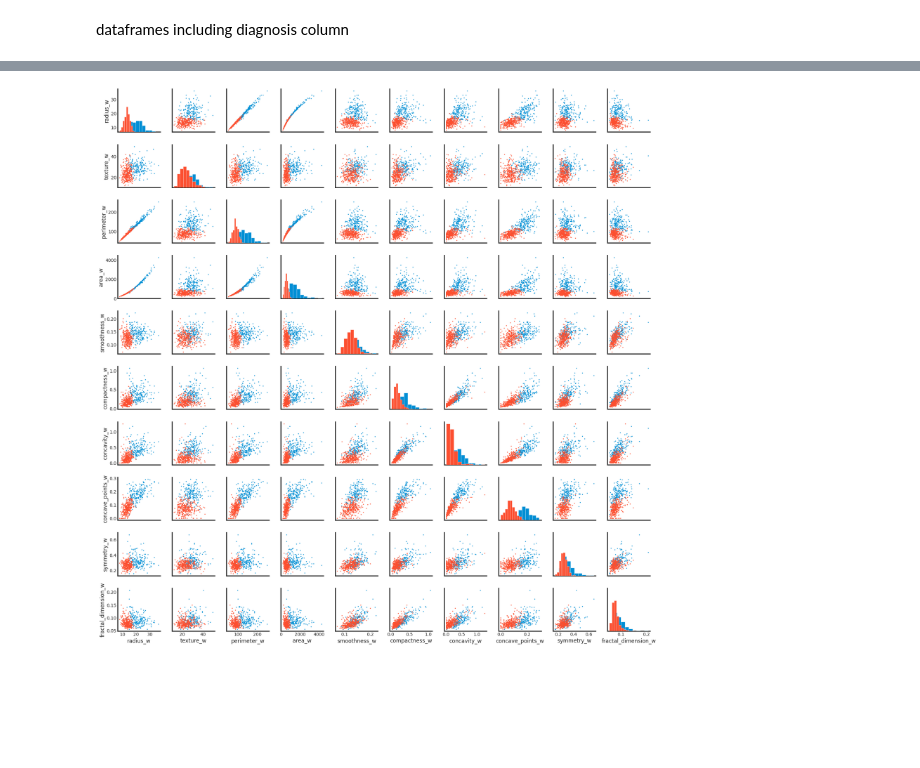
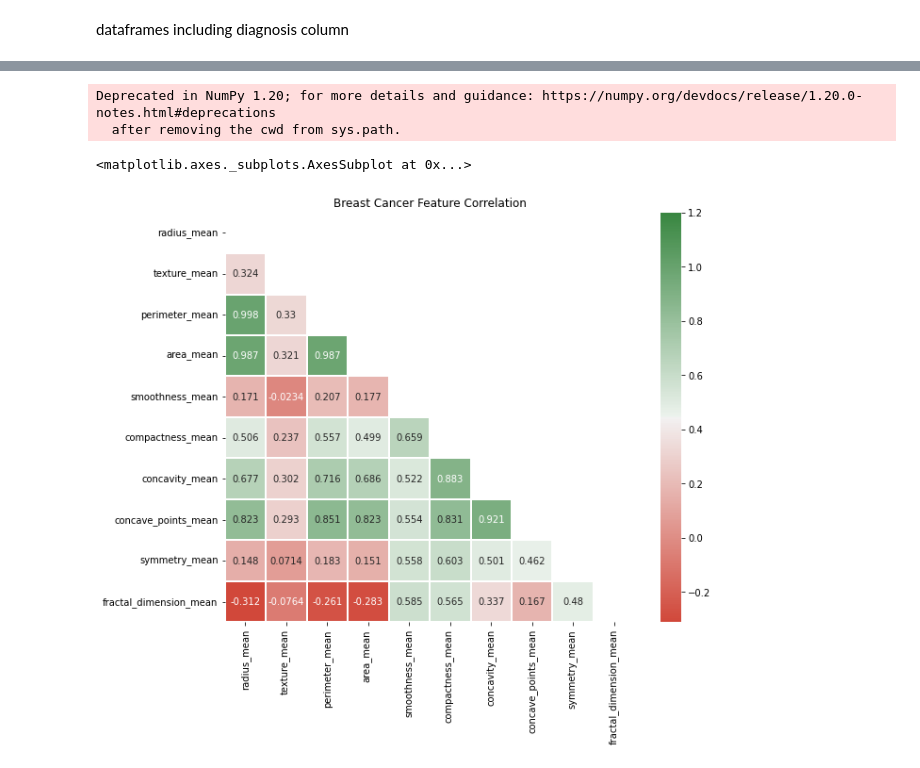
Before and after one commit to Roshni-Bala/Breast-Cancer-Risk-Prediction, a Jupyter notebook: risk_prediction.ipynb, the cells around one changed output, grey strips where cells are left out. Cells and saved outputs as stored; diff of their text form; code cells hidden in the pictures; blank space fills up the shorter version.

Commit message:
correlation matrix

```diff
--- a/risk_prediction.ipynb
+++ b/risk_prediction.ipynb
@@ -211,6 +203,15 @@ pairgrid = pairgrid.map_offdiag(plt.scatter, s = 5)
-# %%
-pairgrid = sns.PairGrid(df_worstD, hue='diagnosis')
-pairgrid = pairgrid.map_diag(plt.hist)
-pairgrid = pairgrid.map_offdiag(plt.scatter, s = 5)
-# %% [output]
-[figure, removed]
+# %%
+import numpy as np
+
+corr = df_mean.corr()
+mask = np.zeros_like(corr, dtype=np.bool)
+mask[np.triu_indices_from(mask)] = True
+df, ax = plt.subplots(figsize=(10, 8))
+plt.title('Breast Cancer Feature Correlation')
+cmap = sns.diverging_palette(15, 130, as_cmap=True) #custom colourmap
+sns.heatmap(corr, vmax=1.2, square='square', cmap=cmap, mask=mask, ax=ax,annot=True, fmt='.3g', linewidths=1)
+# %% [output]
+Deprecated in NumPy 1.20; for more details and guidance: https://numpy.org/devdocs/release/1.20.0-notes.html#deprecations
+  after removing the cwd from sys.path.
+<matplotlib.axes._subplots.AxesSubplot at 0x...>
+[figure, added]
```
Also changed, not shown: parts of 4 cells of this notebook.
